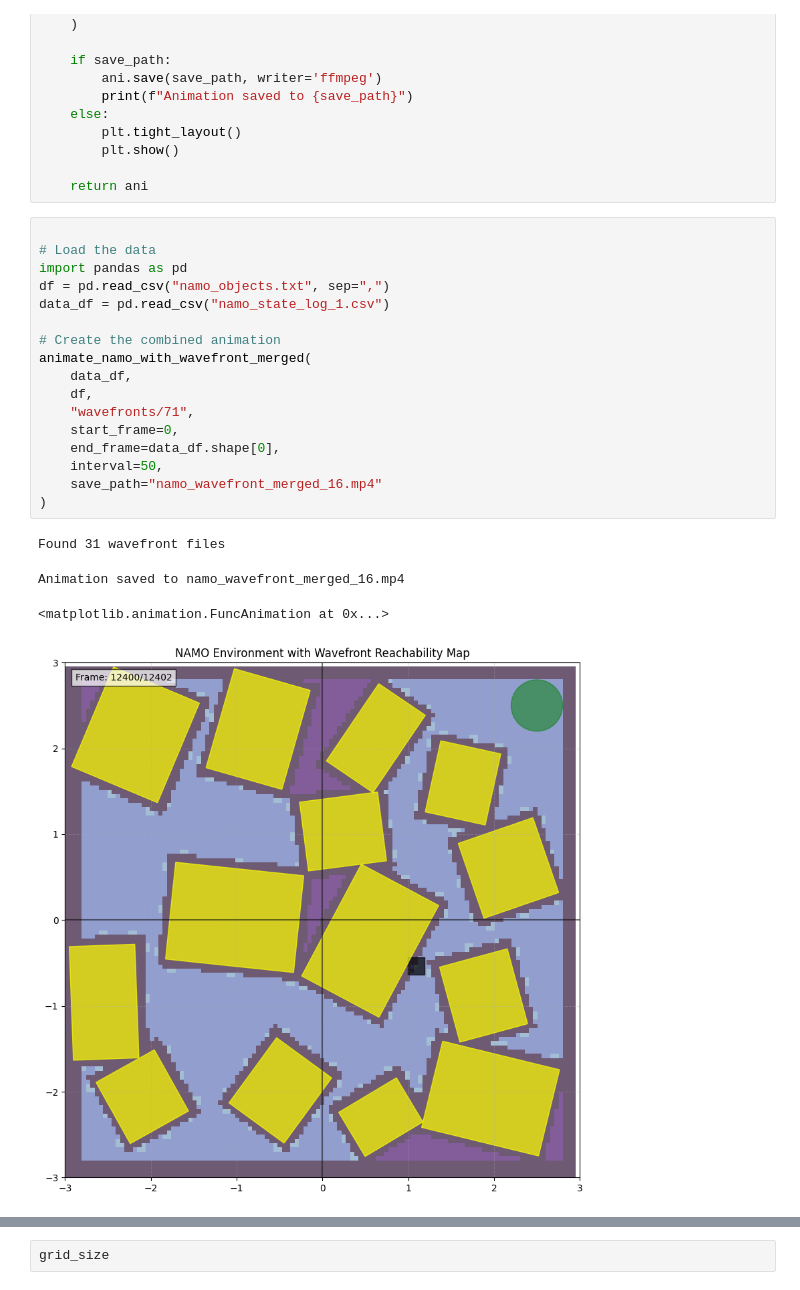
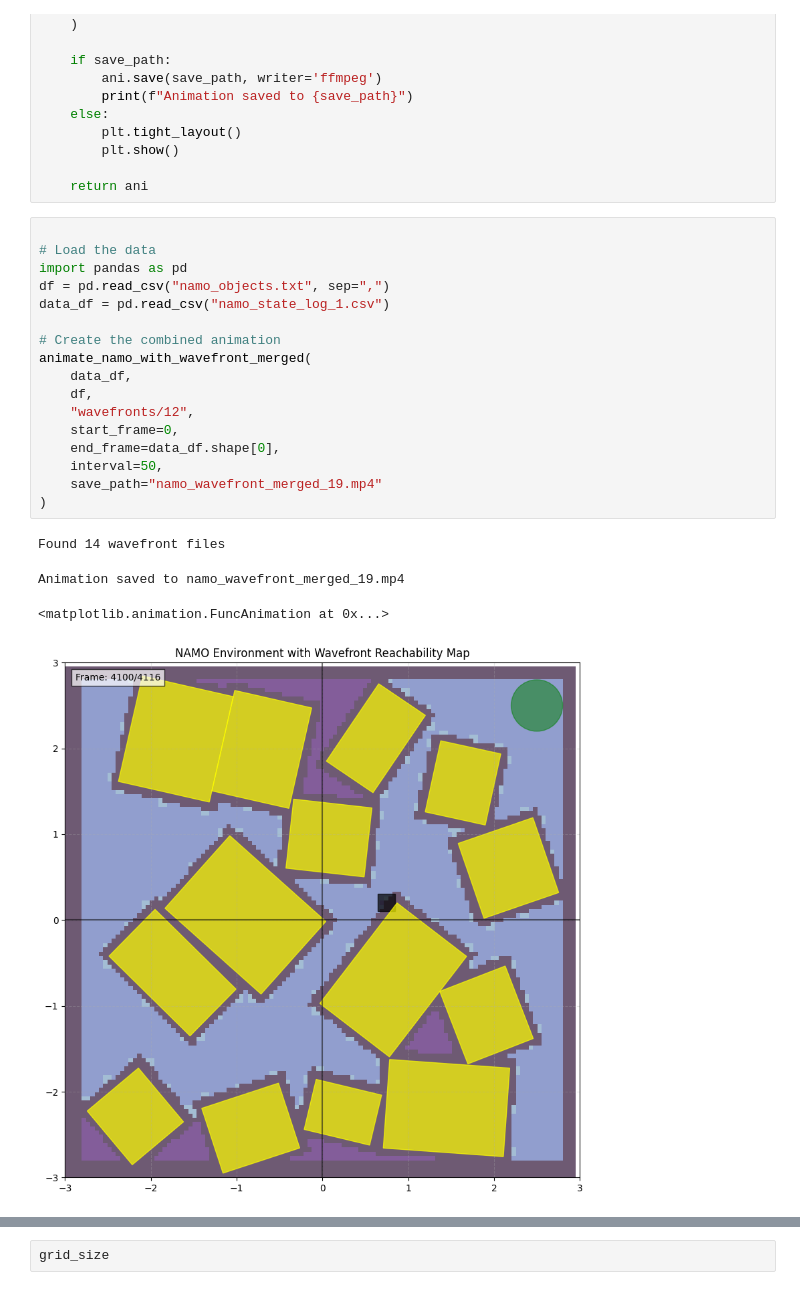
Before and after one commit to PRX-Kinodynamic/ML4KP-devel, a Jupyter notebook: vis.ipynb, the cells around one changed output, grey strips where cells are left out. Saved outputs shown, nothing was run; the diff lists cells and outputs as text.

```diff
--- a/vis.ipynb
+++ b/vis.ipynb
@@ -873,25 +873,25 @@ def animate_namo_with_wavefront_merged(data_df, df, wavefront_folder, start_fram
 # %%
 
 # Load the data
 import pandas as pd
 df = pd.read_csv("namo_objects.txt", sep=",")
 data_df = pd.read_csv("namo_state_log_1.csv")
 
 # Create the combined animation
 animate_namo_with_wavefront_merged(
     data_df,
     df,
-    "wavefronts/71",
+    "wavefronts/12",
     start_frame=0,
     end_frame=data_df.shape[0],
     interval=50,
-    save_path="namo_wavefront_merged_16.mp4"
+    save_path="namo_wavefront_merged_19.mp4"
 )
 # %% [output]
-Found 31 wavefront files
+Found 14 wavefront files
-Animation saved to namo_wavefront_merged_16.mp4
+Animation saved to namo_wavefront_merged_19.mp4
 <matplotlib.animation.FuncAnimation at 0x...>
-[figure, old version]
+[figure, new version]
 # %%
 
 # Load the data
```
Also changed, not shown: parts of 1 cell of this notebook, 5 other files.
